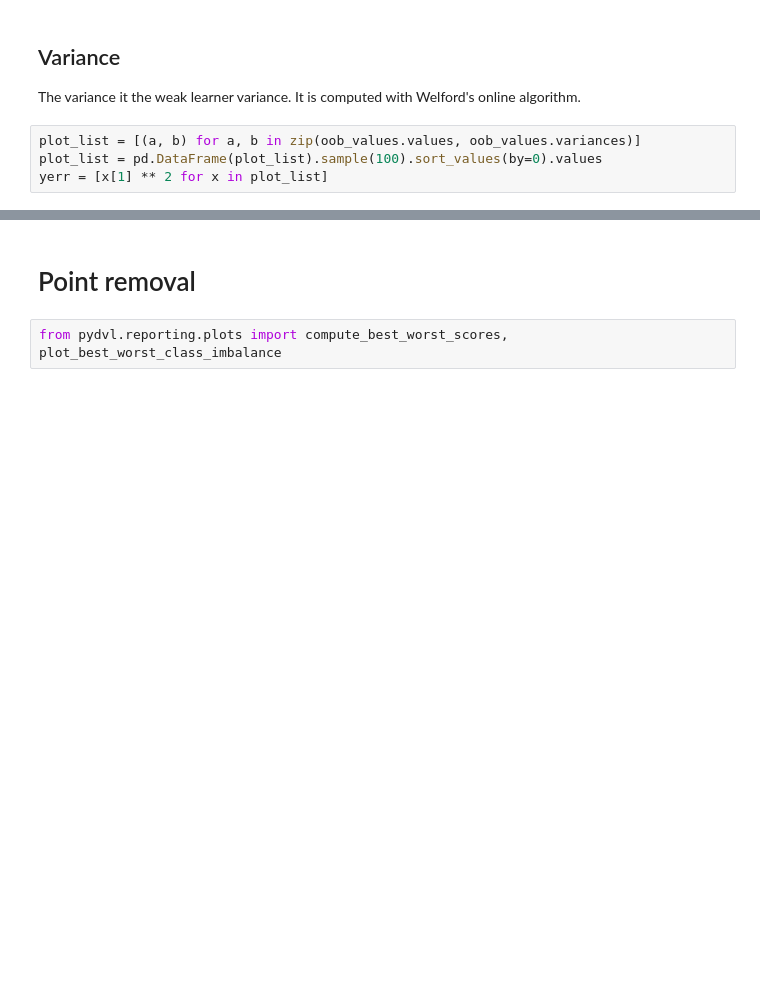
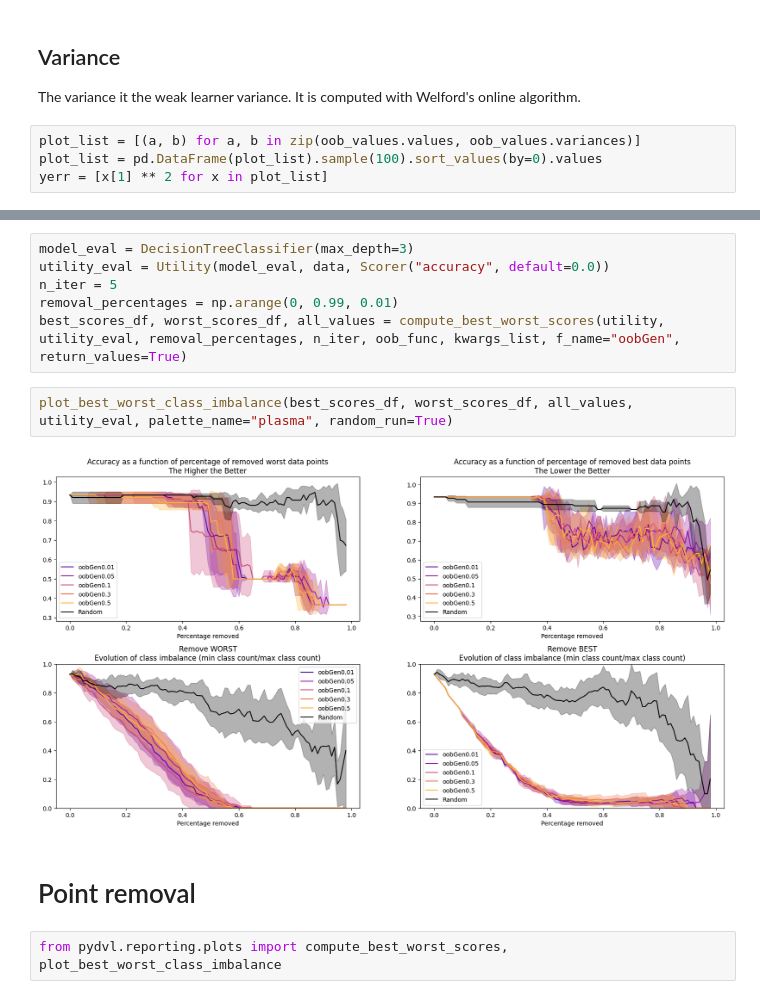
Before and after one commit to BastienZim/pyDVL_DataOOB, a Jupyter notebook: notebooks/my_notebooks/OOB_for_Genrated_Data.ipynb, the cells around one changed output, grey strips where cells are left out. Drawn from its saved outputs; the diff is of its cells as text; blank space fills up the shorter version.

```diff
--- a/notebooks/my_notebooks/OOB_for_Genrated_Data.ipynb
+++ b/notebooks/my_notebooks/OOB_for_Genrated_Data.ipynb
@@ -129,3 +122,13 @@ ax.set_xlabel("Point rank");
+# %%
+model_eval = DecisionTreeClassifier(max_depth=3)
+utility_eval = Utility(model_eval, data, Scorer("accuracy", default=0.0))
+n_iter = 5
+removal_percentages = np.arange(0, 0.99, 0.01)
+best_scores_df, worst_scores_df, all_values = compute_best_worst_scores(utility, utility_eval, removal_percentages, n_iter, oob_func, kwargs_list, f_name="oobGen", return_values=True)
+# %%
+plot_best_worst_class_imbalance(best_scores_df, worst_scores_df, all_values, utility_eval, palette_name="plasma", random_run=True)
+# %% [output]
+[figure, added]
 # %% [markdown]
 # Point removal
 # %%
```
Also changed, not shown: parts of 27 cells of this notebook, 3 other files.
